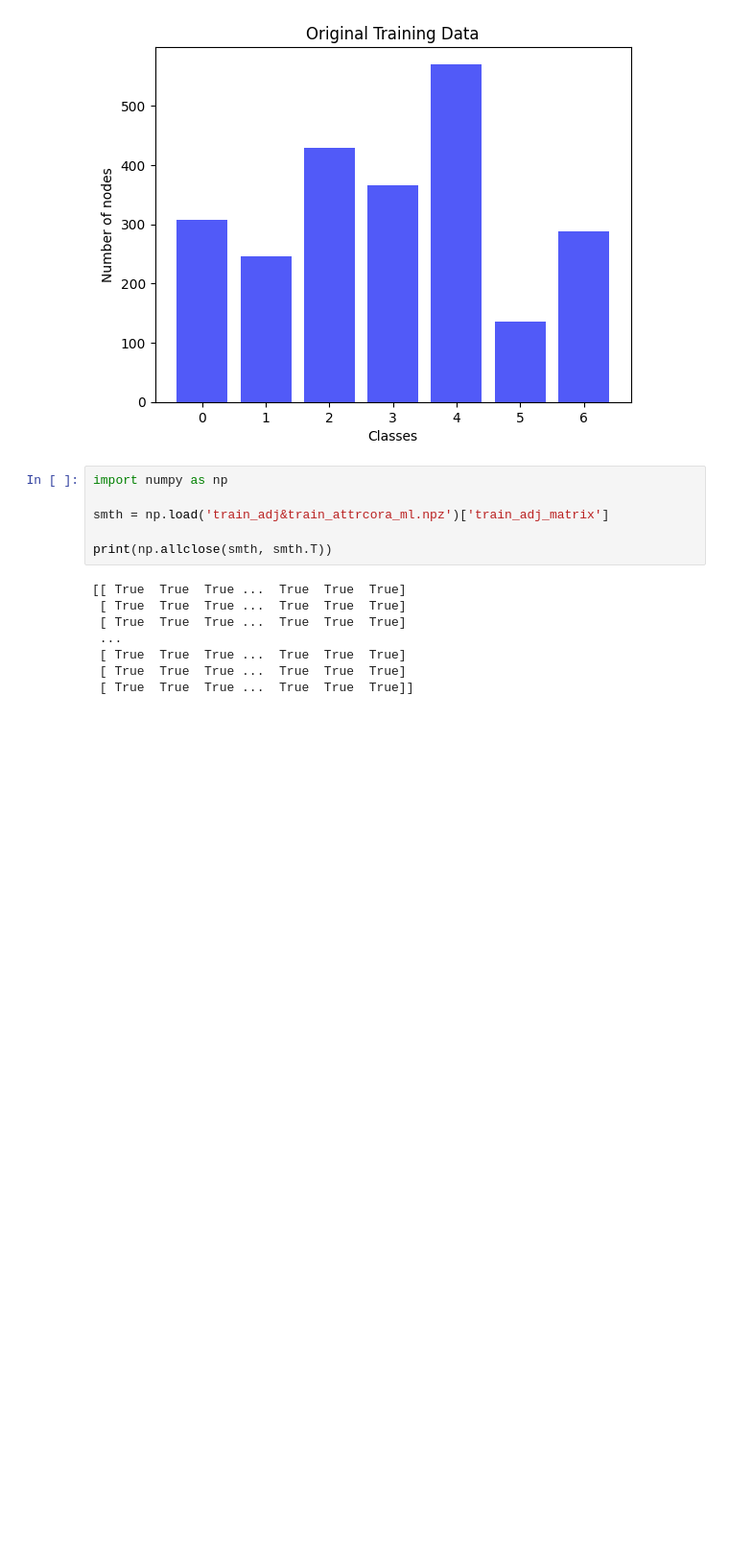
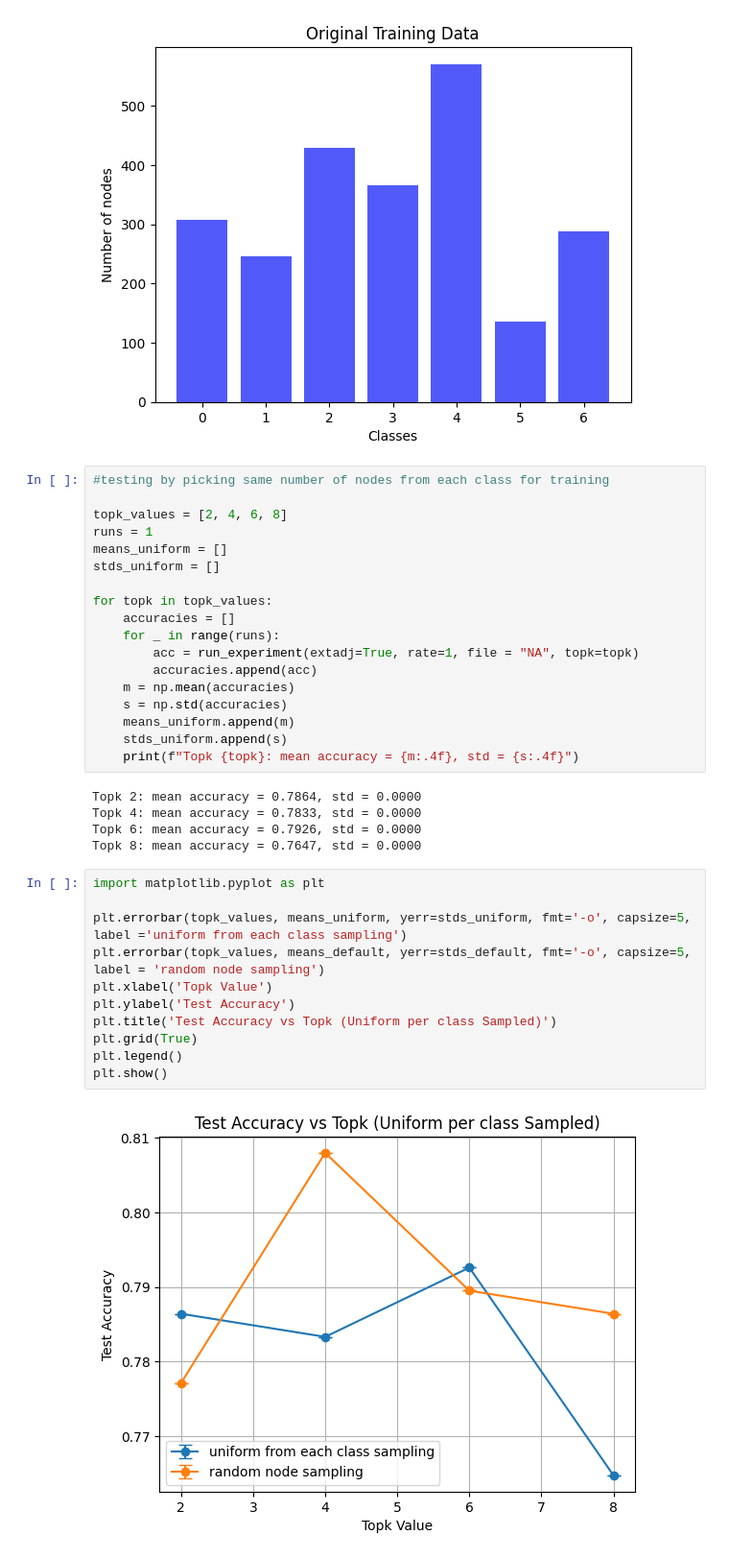
Before and after one commit to Arjun-BD/Project-Course, a Jupyter notebook: tesing_littleballoffur.ipynb, the cells around one changed output. Shown at 96% size. Saved outputs shown, nothing was run; the diff lists cells and outputs as text; blank space fills up the shorter version.

Commit message:
added additional testing

```diff
--- a/tesing_littleballoffur.ipynb
+++ b/tesing_littleballoffur.ipynb
@@ -254,17 +254,39 @@ ax1.set_ylabel('Number of nodes')
 plt.show()
 # %% [output]
 [figure]
-# %%
-import numpy as np
-
-smth = np.load('train_adj&train_attrcora_ml.npz')['train_adj_matrix']
-
-print(np.allclose(smth, smth.T))
-# %% [output]
-[[ True  True  True ...  True  True  True]
- [ True  True  True ...  True  True  True]
- [ True  True  True ...  True  True  True]
- ...
- [ True  True  True ...  True  True  True]
- [ True  True  True ...  True  True  True]
- [ True  True  True ...  True  True  True]]
+# %%
+#testing by picking same number of nodes from each class for training
+
+topk_values = [2, 4, 6, 8]
+runs = 1
+means_uniform = []
+stds_uniform = []
+
+for topk in topk_values:
+    accuracies = []
+    for _ in range(runs):
+        acc = run_experiment(extadj=True, rate=1, file = "NA", topk=topk)
+        accuracies.append(acc)
+    m = np.mean(accuracies)
+    s = np.std(accuracies)
+    means_uniform.append(m)
+    stds_uniform.append(s)
+    print(f"Topk {topk}: mean accuracy = {m:.4f}, std = {s:.4f}")
+# %% [output]
+Topk 2: mean accuracy = 0.7864, std = 0.0000
+Topk 4: mean accuracy = 0.7833, std = 0.0000
+Topk 6: mean accuracy = 0.7926, std = 0.0000
+Topk 8: mean accuracy = 0.7647, std = 0.0000
+# %%
+import matplotlib.pyplot as plt
+
+plt.errorbar(topk_values, means_uniform, yerr=stds_uniform, fmt='-o', capsize=5, label ='uniform from each class sampling')
+plt.errorbar(topk_values, means_default, yerr=stds_default, fmt='-o', capsize=5, label = 'random node sampling')
+plt.xlabel('Topk Value')
+plt.ylabel('Test Accuracy')
+plt.title('Test Accuracy vs Topk (Uniform per class Sampled)')
+plt.grid(True)
+plt.legend()
+plt.show()
+# %% [output]
+[figure, added]
```
Also changed, not shown: parts of 1 cell of this notebook, 1 other file.
